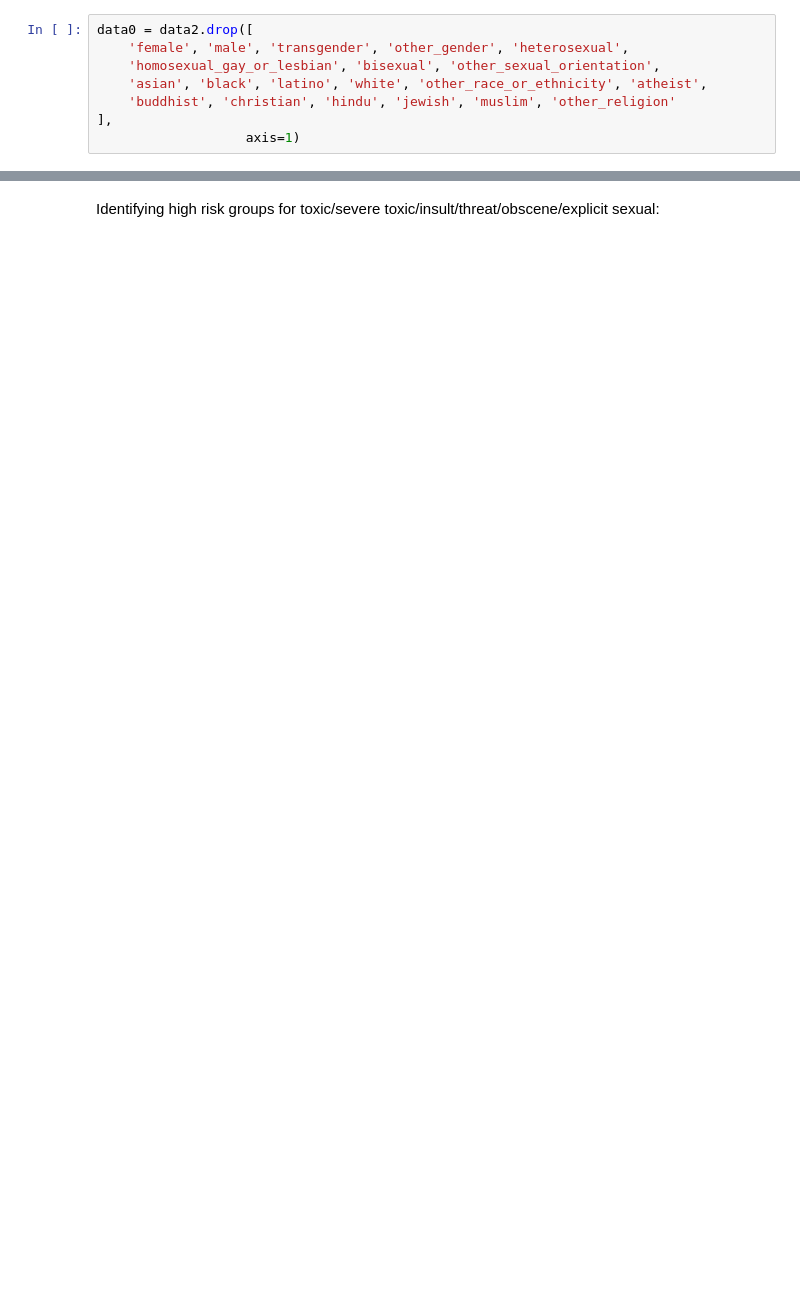
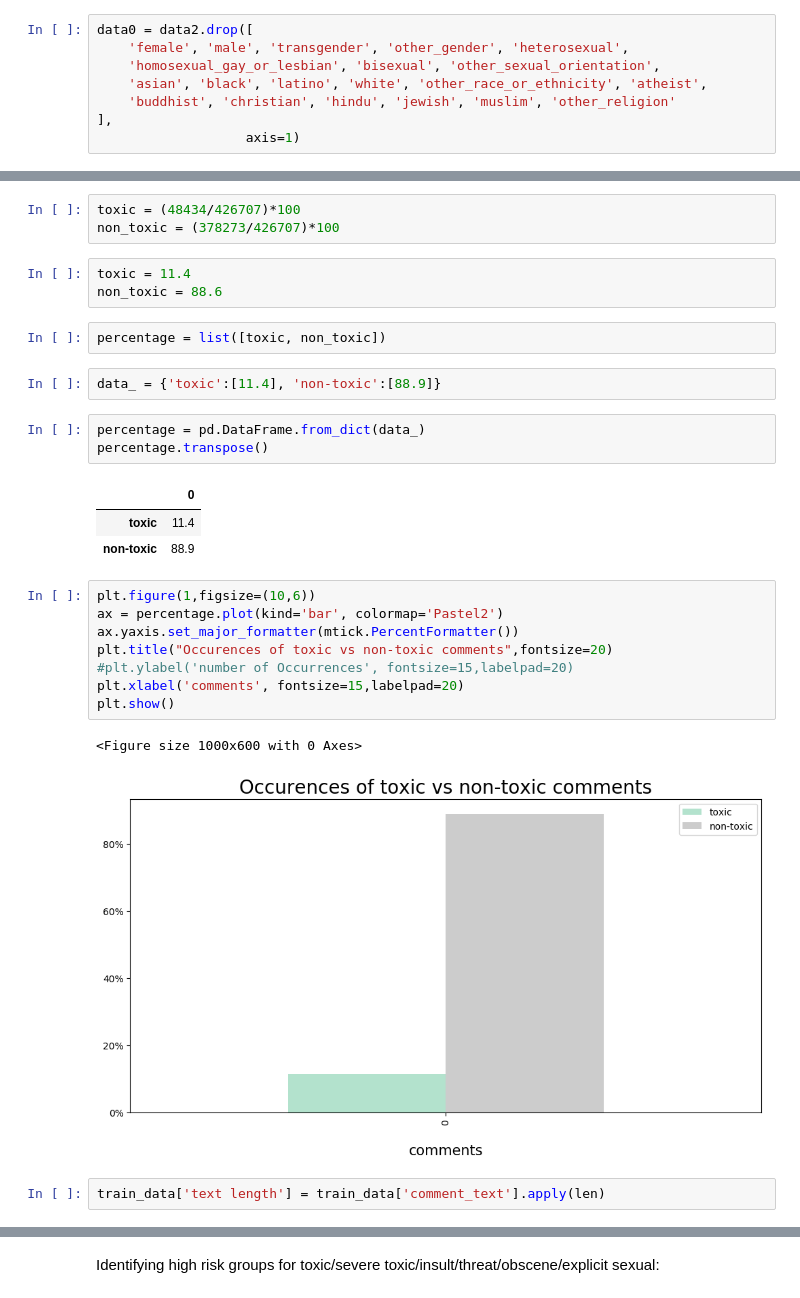
Before and after one commit to drenize/Multilingual_NLP_Classifier_Toxic_Comments, a Jupyter notebook: Toxic_Comments_EDA.ipynb, the cells around one changed output, grey strips where cells are left out. Drawn from its saved outputs; the diff is of its cells as text; blank space fills up the shorter version.

```diff
--- a/Toxic_Comments_EDA.ipynb
+++ b/Toxic_Comments_EDA.ipynb
@@ -996,0 +654,30 @@ data0.head(0)
+# %%
+toxic = (48434/426707)*100
+non_toxic = (378273/426707)*100
+# %%
+toxic = 11.4
+non_toxic = 88.6
+# %%
+percentage = list([toxic, non_toxic])
+# %%
+data_ = {'toxic':[11.4], 'non-toxic':[88.9]}
+# %%
+percentage = pd.DataFrame.from_dict(data_)
+percentage.transpose()
+# %% [output]
+|  | 0 |
+| toxic | 11.4 |
+| non-toxic | 88.9 |
+# %%
+plt.figure(1,figsize=(10,6))
+ax = percentage.plot(kind='bar', colormap='Pastel2')
+ax.yaxis.set_major_formatter(mtick.PercentFormatter())
+plt.title("Occurences of toxic vs non-toxic comments",fontsize=20)
+#plt.ylabel('number of Occurrences', fontsize=15,labelpad=20)
+plt.xlabel('comments', fontsize=15,labelpad=20)
+plt.show()
+# %% [output]
+<Figure size 1000x600 with 0 Axes>
+[figure, added]
+# %%
+train_data['text length'] = train_data['comment_text'].apply(len)
```
Also changed, not shown: parts of 113 cells of this notebook.
